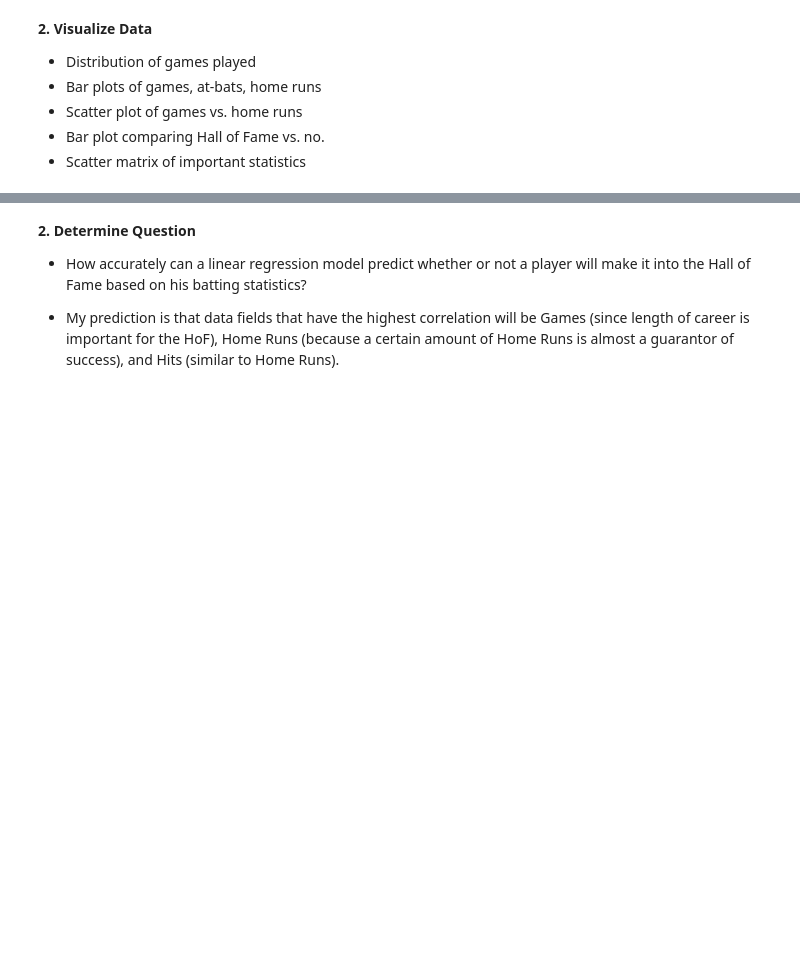
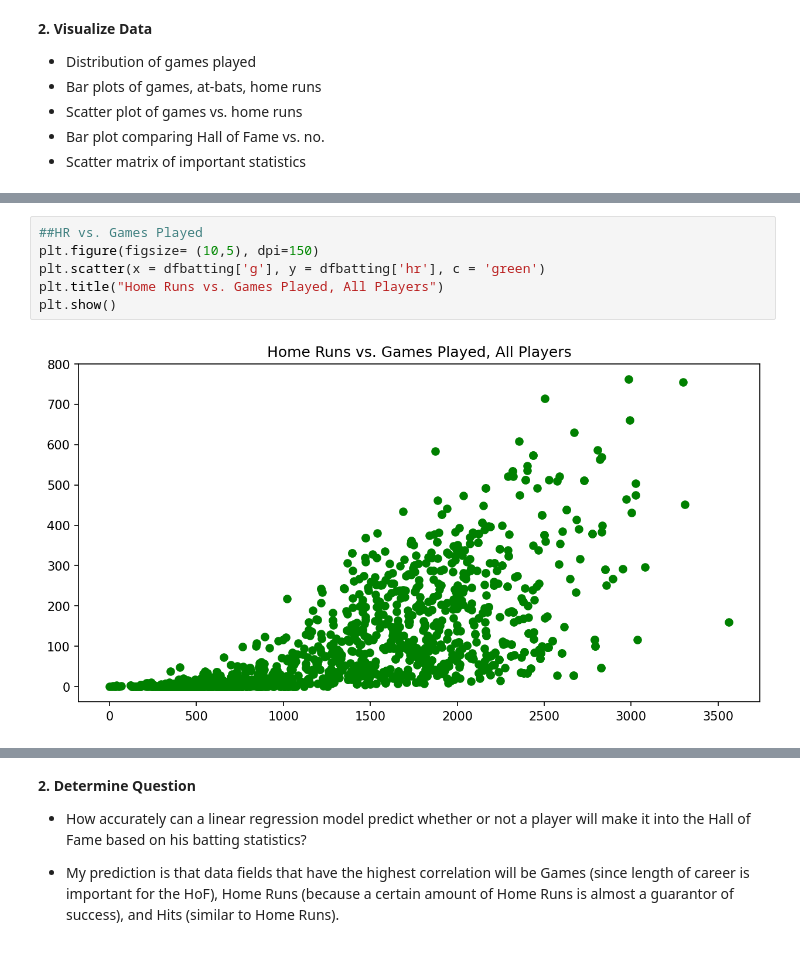
Before and after one commit to benawarren/HOFPrediction, a Jupyter notebook: Linear_Regression_Project_Correlation_of_batting_stats_to_HoF.ipynb, the cells around one changed output, grey strips where cells are left out. Cells and saved outputs as stored; diff of their text form; blank space fills up the shorter version.

```diff
--- a/Linear_Regression_Project_Correlation_of_batting_stats_to_HoF.ipynb
+++ b/Linear_Regression_Project_Correlation_of_batting_stats_to_HoF.ipynb
@@ -119,0 +105,8 @@ Scatter Matrix of a sample of important statistics
+# %%
+##HR vs. Games Played
+plt.figure(figsize= (10,5), dpi=150)
+plt.scatter(x = dfbatting['g'], y = dfbatting['hr'], c = 'green')
+plt.title("Home Runs vs. Games Played, All Players")
+plt.show()
+# %% [output]
+[figure, added]
```
Also changed, not shown: parts of 22 cells of this notebook.
